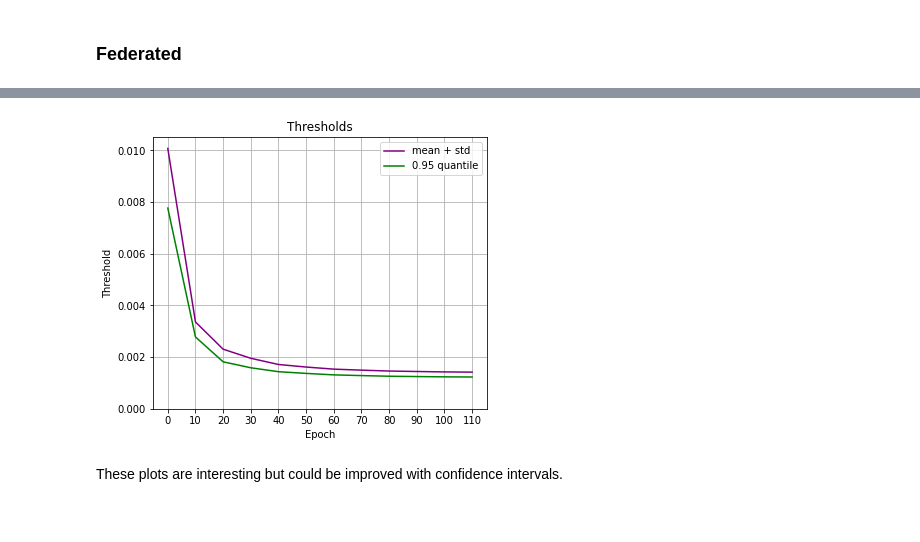
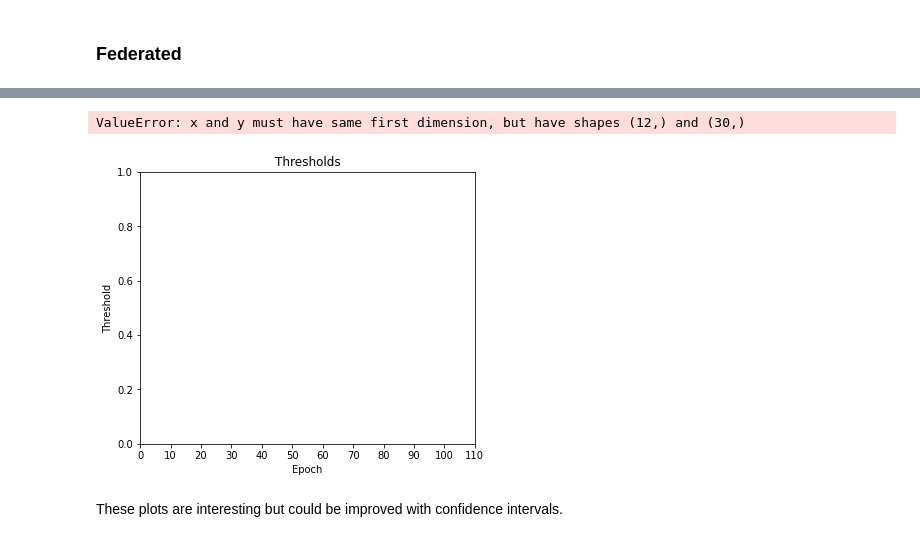
Before and after one commit to ValerianRey/fed_iot_guard, a Jupyter notebook: Test results.ipynb, the cells around one changed output, grey strips where cells are left out. Saved outputs shown, nothing was run; the diff lists cells and outputs as text; code cells hidden in the pictures.

Commit message:
new results

```diff
--- a/Test results.ipynb
+++ b/Test results.ipynb
@@ -157,7 +157,7 @@ TNR:            92.76\%
 # %%
 # TODO: rename the x-axis as epoch in fedsgd and make it start at 1 in both cases
 
-path_test = 'test_results/decentralized_autoencoder_fedsgd/0,5 5rr mean+std/'
+path_test = 'test_results/decentralized_autoencoder_fedavg/0,5 5rr mean+std/'
 
 with open(path_test + 'local_results.json') as json_file:
     test_local_results = json.load(json_file)
@@ -220,3 +219,11 @@ def plot_global_thresholds_2(thresholds_1, thresholds_2, title='', multi_epoch=T
     plt.show()
     if save:
         fig.savefig('thresholds' + ('_multi_epoch' if multi_epoch else '_mini_batch') + '.pdf', bbox_inches='tight')
+# %%
+path_1 = 'test_results/decentralized_autoencoder_fedavg/0,5 5rr mean+std/'
+with open(path_1 + 'thresholds.json') as json_file:
+    all_thresholds_1 = json.load(json_file)
+
+
+global_thresholds_1 = get_thresholds_federated(all_thresholds_1)
+plot_global_thresholds(global_thresholds_1, 'Thresholds', multi_epoch=True, save=True)
@@ -223,17 +232,18 @@ def plot_global_thresholds_2(thresholds_1, thresholds_2, title='', multi_epoch=T
 # %%
-path_1 = 'test_results/decentralized_autoencoder_fedsgd/0,5 5rr mean+std/'
-path_2 = 'test_results/decentralized_autoencoder_fedsgd/0,5 5rr 0,95quantile/'
+path_1 = 'test_results/decentralized_autoencoder_fedavg/0,5 5rr mean+std/'
+path_2 = 'test_results/decentralized_autoencoder_fedavg/0,5 5rr 0,95quantile (10 rounds)/'
 
 with open(path_1 + 'thresholds.json') as json_file:
     all_thresholds_1 = json.load(json_file)
 
 with open(path_2 + 'thresholds.json') as json_file:
     all_thresholds_2 = json.load(json_file)
 
 global_thresholds_1 = get_thresholds_federated(all_thresholds_1)
 global_thresholds_2 = get_thresholds_federated(all_thresholds_2)
 plot_global_thresholds_2(global_thresholds_1, global_thresholds_2, 'Thresholds', multi_epoch=False, save=True)
 # %% [output]
+ValueError: x and y must have same first dimension, but have shapes (12,) and (30,)
-[figure, old version]
+[figure, new version]
 # %% [markdown]
 These plots are interesting but could be improved with confidence intervals.
```
Also changed, not shown: parts of 2 cells of this notebook, 12 other files.
